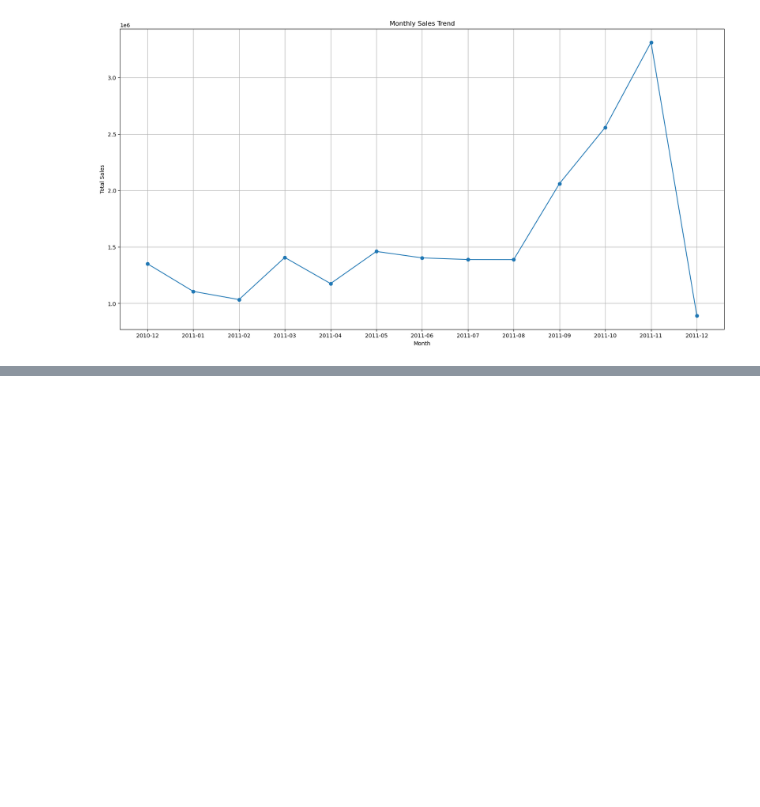
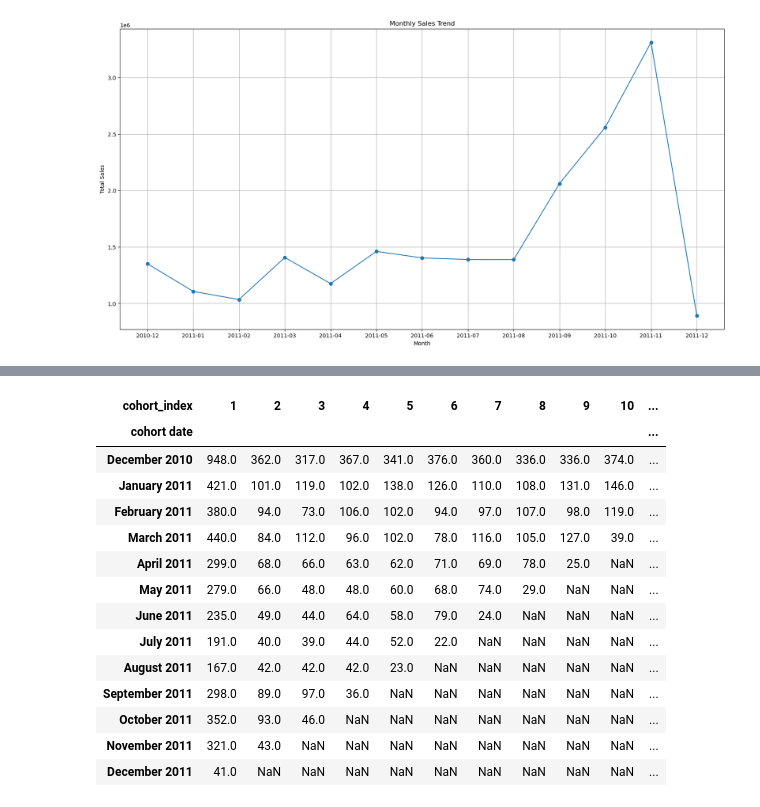
Before and after one commit to oyedeleazeezolawale/Eshop_pro_cohort_anaylsis, a Jupyter notebook: notebooks/cohort _analysis.ipynb, the cells around one changed output, grey strips where cells are left out. Drawn from its saved outputs; the diff is of its cells as text; code cells hidden in the pictures; blank space fills up the shorter version.

```diff
--- a/notebooks/cohort _analysis.ipynb
+++ b/notebooks/cohort _analysis.ipynb
@@ -263,0 +296,6 @@ df["cohort date"] = get_cohort_date(df)
+# %%
+def create_cohort_index(first_month, first_year, latest_month,latest_year):
+    year_diff = latest_year - first_year
+    month_diff = latest_month - first_month
+    index = year_diff*12 + month_diff +1 # +1 is added because of customers who have been active for just 1 month
+    return index
@@ -263,0 +342,24 @@ df["cohort date"] = get_cohort_date(df)
+# %%
+# create a pivot table
+
+cohort_table = cohort_info.pivot(index = "cohort date", columns = ["cohort_index"], values = "Number of customers")
+
+#change index to understandable format
+cohort_table.index = cohort_table.index.strftime('%B %Y')
+cohort_table
+# %% [output]
+| cohort_index | 1 | 2 | 3 | 4 | 5 | 6 | 7 | 8 | 9 | 10 | ... |
+| cohort date |  |  |  |  |  |  |  |  |  |  | ... |
+| December 2010 | 948.0 | 362.0 | 317.0 | 367.0 | 341.0 | 376.0 | 360.0 | 336.0 | 336.0 | 374.0 | ... |
+| January 2011 | 421.0 | 101.0 | 119.0 | 102.0 | 138.0 | 126.0 | 110.0 | 108.0 | 131.0 | 146.0 | ... |
+| February 2011 | 380.0 | 94.0 | 73.0 | 106.0 | 102.0 | 94.0 | 97.0 | 107.0 | 98.0 | 119.0 | ... |
+| March 2011 | 440.0 | 84.0 | 112.0 | 96.0 | 102.0 | 78.0 | 116.0 | 105.0 | 127.0 | 39.0 | ... |
+| April 2011 | 299.0 | 68.0 | 66.0 | 63.0 | 62.0 | 71.0 | 69.0 | 78.0 | 25.0 | NaN | ... |
+| May 2011 | 279.0 | 66.0 | 48.0 | 48.0 | 60.0 | 68.0 | 74.0 | 29.0 | NaN | NaN | ... |
+| June 2011 | 235.0 | 49.0 | 44.0 | 64.0 | 58.0 | 79.0 | 24.0 | NaN | NaN | NaN | ... |
+| July 2011 | 191.0 | 40.0 | 39.0 | 44.0 | 52.0 | 22.0 | NaN | NaN | NaN | NaN | ... |
+| August 2011 | 167.0 | 42.0 | 42.0 | 42.0 | 23.0 | NaN | NaN | NaN | NaN | NaN | ... |
+| September 2011 | 298.0 | 89.0 | 97.0 | 36.0 | NaN | NaN | NaN | NaN | NaN | NaN | ... |
+| October 2011 | 352.0 | 93.0 | 46.0 | NaN | NaN | NaN | NaN | NaN | NaN | NaN | ... |
+| November 2011 | 321.0 | 43.0 | NaN | NaN | NaN | NaN | NaN | NaN | NaN | NaN | ... |
+| December 2011 | 41.0 | NaN | NaN | NaN | NaN | NaN | NaN | NaN | NaN | NaN | ... |
```
Also changed, not shown: parts of 29 cells of this notebook, 1 other file.
